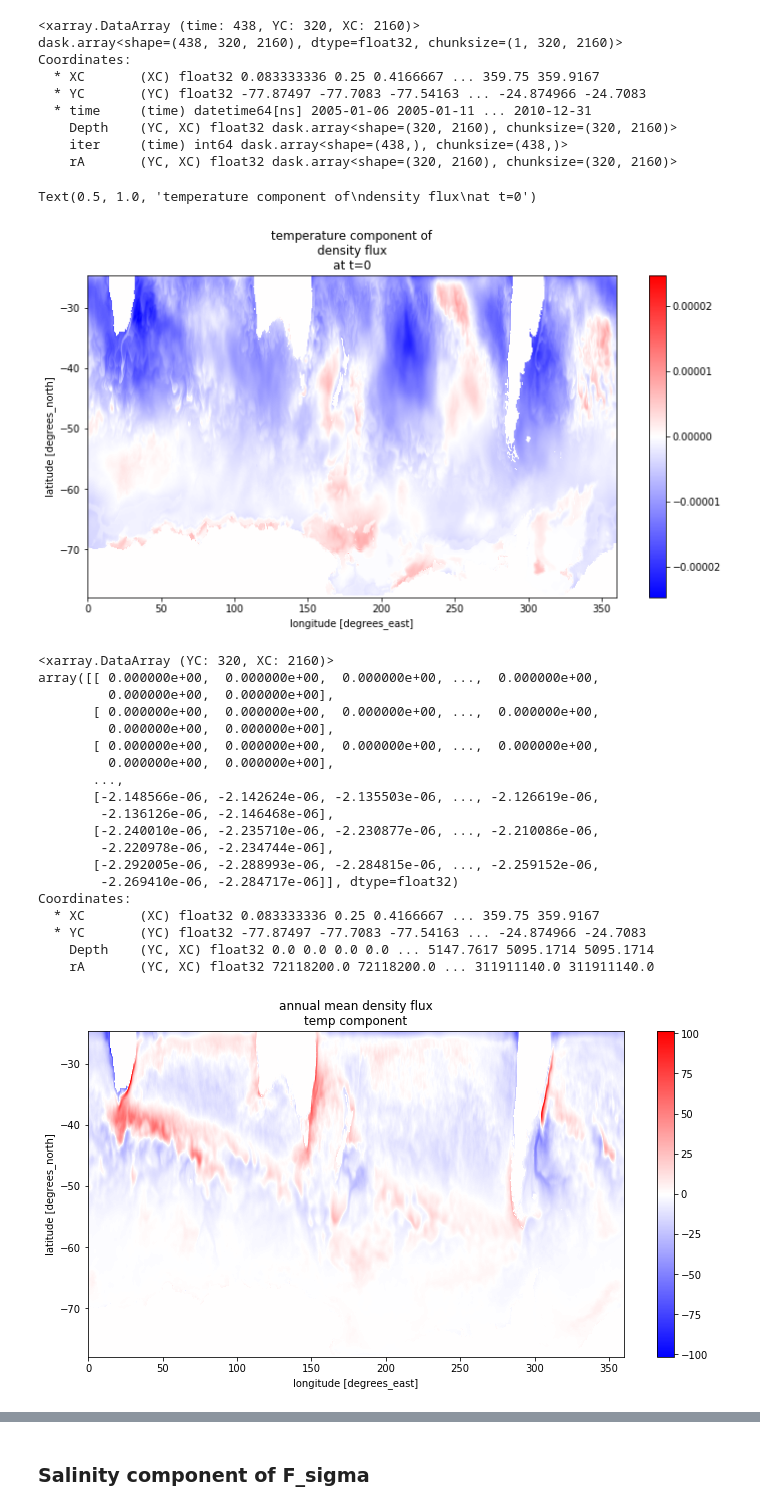
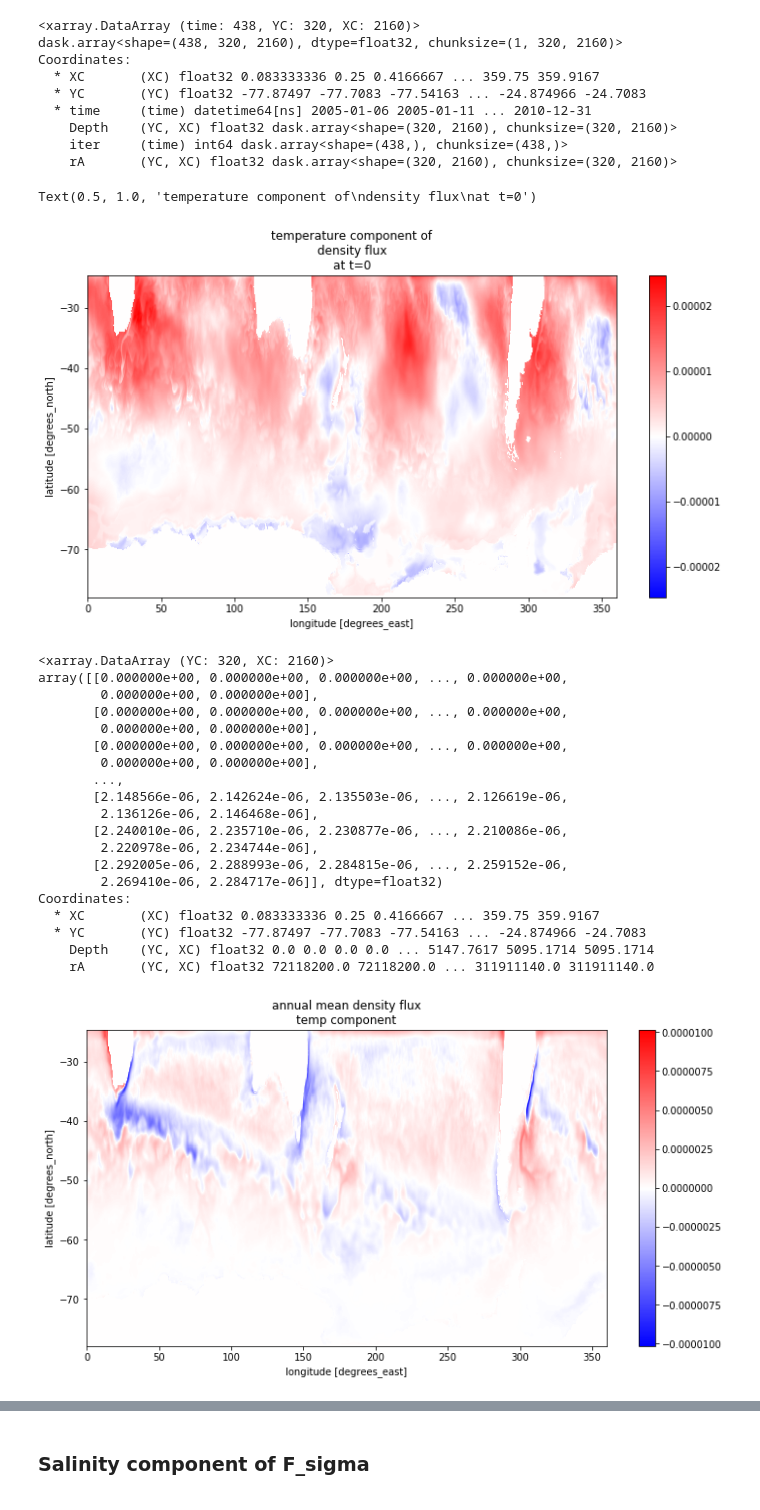
Before and after one commit to shanicetbailey/nasa-finesst-proposal, a Jupyter notebook: NASA-preliminary-figs.ipynb, the cells around one changed output, grey strips where cells are left out. Cells and saved outputs as stored; diff of their text form; code cells hidden in the pictures.

```diff
--- a/NASA-preliminary-figs.ipynb
+++ b/NASA-preliminary-figs.ipynb
@@ -156,7 +160,7 @@ with ProgressBar():
 # %%
-heat_capacity_cp = 3.994e3
-F_sig_heat = (-runit2mass * alpha * ds_sose.TFLUX) / (runit2mass * heat_capacity_cp)
-F_sig_heat
+heat_capacity_cp = 3.994e3 #J/˚K/kg
+F_sig_heat = (alpha * ds_sose.TFLUX) / heat_capacity_cp
+F_sig_heat #kg/m^2/s
 # %% [output]
 <xarray.DataArray (time: 438, YC: 320, XC: 2160)>
 dask.array<shape=(438, 320, 2160), dtype=float32, chunksize=(1, 320, 2160)>
@@ -172,7 +176,7 @@ F_sig_heat[0].plot(figsize=(12,6), cmap='bwr')
 plt.title('temperature component of\ndensity flux\nat t=0')
 # %% [output]
 Text(0.5, 1.0, 'temperature component of\ndensity flux\nat t=0')
-[figure, old version]
+[figure, new version]
 # %%
 #temperature annual mean
 group_time_heat = F_sig_heat.groupby('time.month').mean(dim='time')
@@ -180,30 +184,29 @@ ann_mean_heat = group_time_heat.mean(dim='month')
 ann_mean_heat.load()
 # %% [output]
 <xarray.DataArray (YC: 320, XC: 2160)>
-array([[ 0.000000e+00,  0.000000e+00,  0.000000e+00, ...,  0.000000e+00,
-         0.000000e+00,  0.000000e+00],
-       [ 0.000000e+00,  0.000000e+00,  0.000000e+00, ...,  0.000000e+00,
-         0.000000e+00,  0.000000e+00],
-       [ 0.000000e+00,  0.000000e+00,  0.000000e+00, ...,  0.000000e+00,
-         0.000000e+00,  0.000000e+00],
+array([[0.000000e+00, 0.000000e+00, 0.000000e+00, ..., 0.000000e+00,
+        0.000000e+00, 0.000000e+00],
+       [0.000000e+00, 0.000000e+00, 0.000000e+00, ..., 0.000000e+00,
+        0.000000e+00, 0.000000e+00],
+       [0.000000e+00, 0.000000e+00, 0.000000e+00, ..., 0.000000e+00,
+        0.000000e+00, 0.000000e+00],
        ...,
-       [-2.148566e-06, -2.142624e-06, -2.135503e-06, ..., -2.126619e-06,
-        -2.136126e-06, -2.146468e-06],
-       [-2.240010e-06, -2.235710e-06, -2.230877e-06, ..., -2.210086e-06,
-        -2.220978e-06, -2.234744e-06],
-       [-2.292005e-06, -2.288993e-06, -2.284815e-06, ..., -2.259152e-06,
-        -2.269410e-06, -2.284717e-06]], dtype=float32)
+       [2.148566e-06, 2.142624e-06, 2.135503e-06, ..., 2.126619e-06,
+        2.136126e-06, 2.146468e-06],
+       [2.240010e-06, 2.235710e-06, 2.230877e-06, ..., 2.210086e-06,
+        2.220978e-06, 2.234744e-06],
+       [2.292005e-06, 2.288993e-06, 2.284815e-06, ..., 2.259152e-06,
+        2.269410e-06, 2.284717e-06]], dtype=float32)
 Coordinates:
   * XC       (XC) float32 0.083333336 0.25 0.4166667 ... 359.75 359.9167
   * YC       (YC) float32 -77.87497 -77.7083 -77.54163 ... -24.874966 -24.7083
     Depth    (YC, XC) float32 0.0 0.0 0.0 0.0 ... 5147.7617 5095.1714 5095.1714
     rA       (YC, XC) float32 72118200.0 72118200.0 ... 311911140.0 311911140.0
 # %%
-#to get ferrari's mm^2 units *10e6
-(ann_mean_heat*10e6).plot(figsize=(12,6), cmap='bwr')
+ann_mean_heat.plot(figsize=(12,6), cmap='bwr')
 plt.title('annual mean density flux\ntemp component');
 # %% [output]
-[figure, old version]
+[figure, new version]
 # %%
 #OFF BY A FACTOR OF 10e-1
 #density flux to buoyancy flux -> multiply by (-g/rho_0)
```
Also changed, not shown: parts of 17 cells of this notebook.
